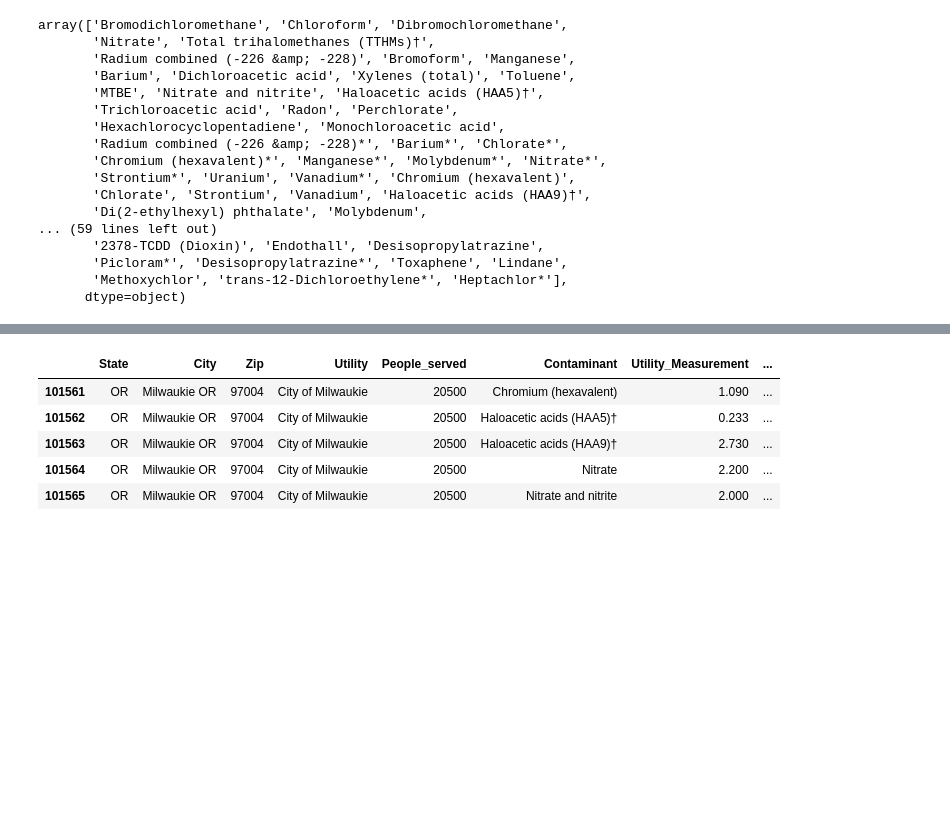
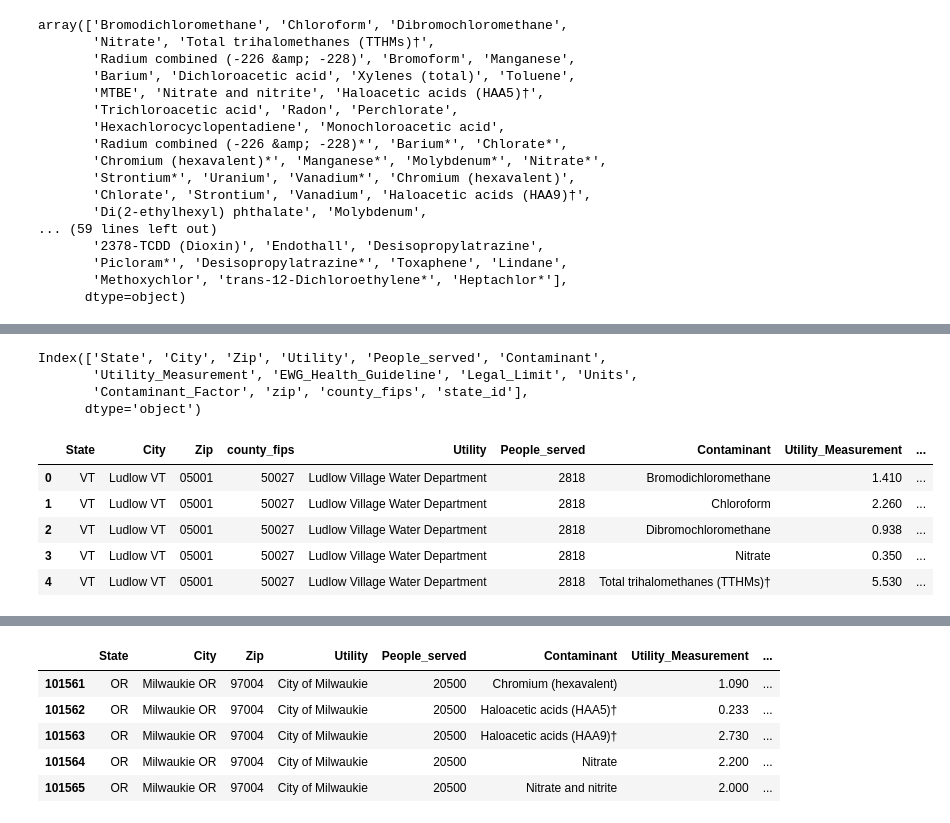
Before and after one commit to jonathantree/Water_Quality_Analysis, a Jupyter notebook: Dashboard/Dash_Jenna/All_contaminants_to_fips.ipynb, the cells around one changed output, grey strips where cells are left out. Drawn from its saved outputs; the diff is of its cells as text; code cells hidden in the pictures; blank space fills up the shorter version.

Commit message:
updated README.md, gauge chart updates on click, generated csv of all contaminants with fips

```diff
--- a/Dashboard/Dash_Jenna/All_contaminants_to_fips.ipynb
+++ b/Dashboard/Dash_Jenna/All_contaminants_to_fips.ipynb
@@ -161,0 +180,21 @@ array(['Bromodichloromethane', 'Chloroform', 'Dibromochloromethane',
+# %%
+df.columns
+# %% [output]
+Index(['State', 'City', 'Zip', 'Utility', 'People_served', 'Contaminant',
+       'Utility_Measurement', 'EWG_Health_Guideline', 'Legal_Limit', 'Units',
+       'Contaminant_Factor', 'zip', 'county_fips', 'state_id'],
+      dtype='object')
+# %%
+cols = ['State', 'City', 'Zip', 'county_fips', 'Utility', 'People_served', 'Contaminant',
+       'Utility_Measurement', 'EWG_Health_Guideline', 'Legal_Limit', 'Units',
+       'Contaminant_Factor']
+all_cont_df = df.loc[:,cols]
+# %%
+all_cont_df.head()
+# %% [output]
+|  | State | City | Zip | county_fips | Utility | People_served | Contaminant | Utility_Measurement | ... |
+| 0 | VT | Ludlow VT | 05001 | 50027 | Ludlow Village Water Department | 2818 | Bromodichloromethane | 1.410 | ... |
+| 1 | VT | Ludlow VT | 05001 | 50027 | Ludlow Village Water Department | 2818 | Chloroform | 2.260 | ... |
+| 2 | VT | Ludlow VT | 05001 | 50027 | Ludlow Village Water Department | 2818 | Dibromochloromethane | 0.938 | ... |
+| 3 | VT | Ludlow VT | 05001 | 50027 | Ludlow Village Water Department | 2818 | Nitrate | 0.350 | ... |
+| 4 | VT | Ludlow VT | 05001 | 50027 | Ludlow Village Water Department | 2818 | Total trihalomethanes (TTHMs)† | 5.530 | ... |
```
Also changed, not shown: parts of 6 cells of this notebook, 9 other files.
